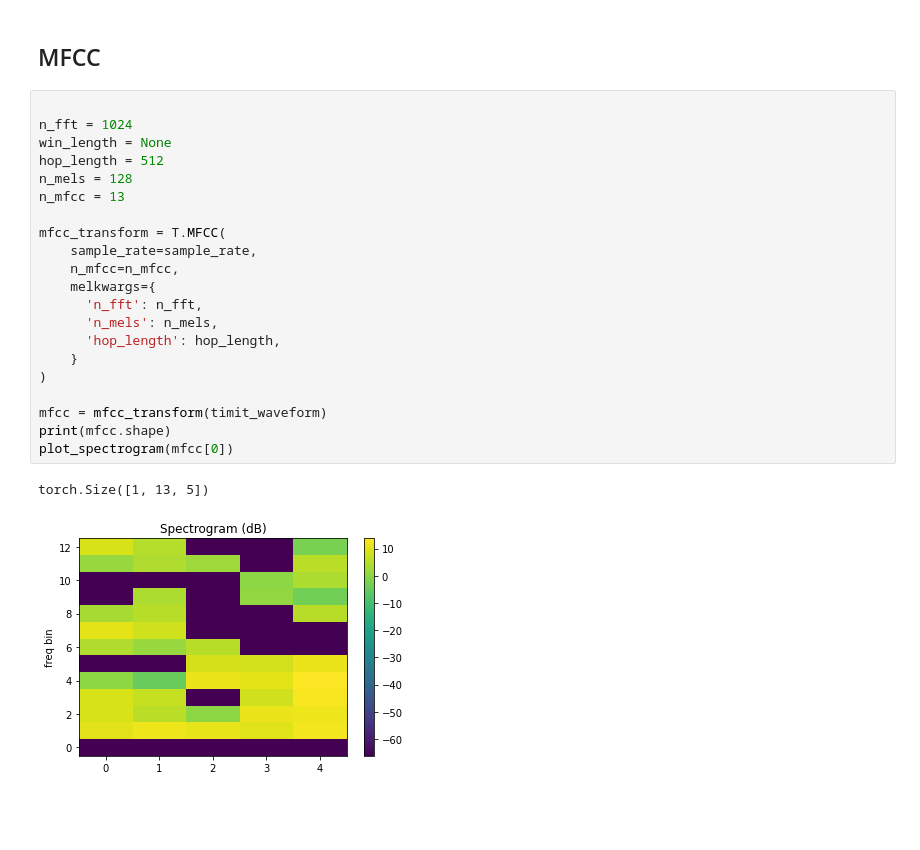
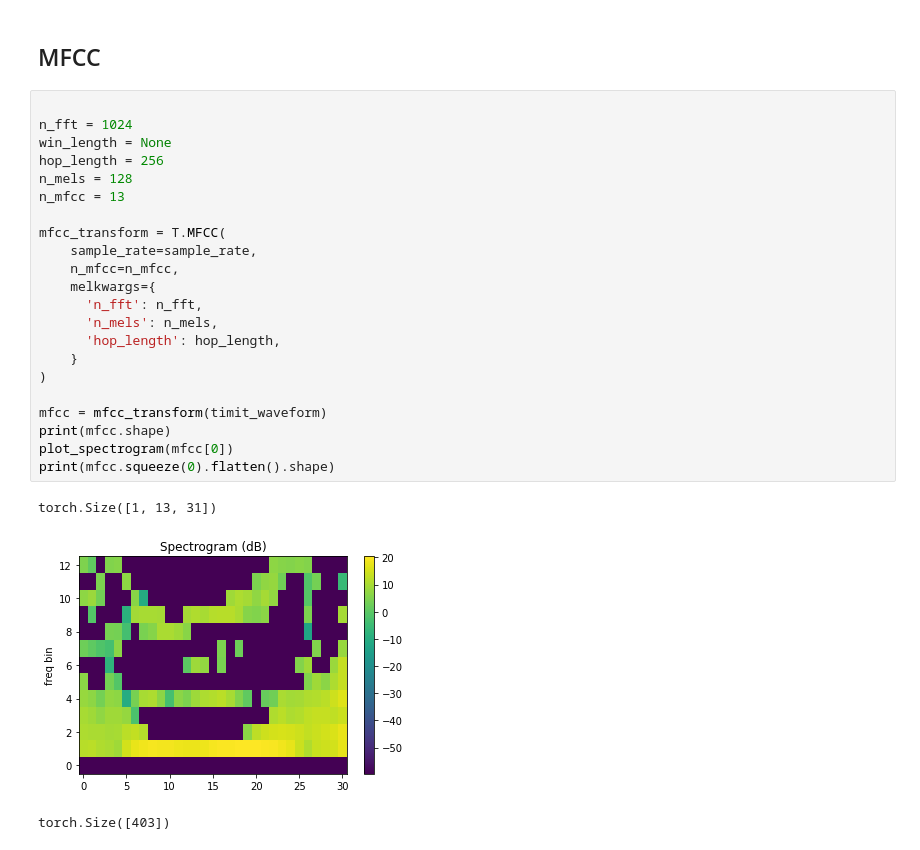
Before and after one commit to crazy-historian/runtime_speech_recognition, a Jupyter notebook: sandbox/explatory_data.ipynb, the cells around one changed output. Saved outputs shown, nothing was run; the diff lists cells and outputs as text; blank space fills up the shorter version.

```diff
--- a/sandbox/explatory_data.ipynb
+++ b/sandbox/explatory_data.ipynb
@@ -158,24 +162,26 @@ torch.Size([1, 513, 5])
 # %%
 
 n_fft = 1024
 win_length = None
-hop_length = 512
+hop_length = 256
 n_mels = 128
 n_mfcc = 13
 
 mfcc_transform = T.MFCC(
     sample_rate=sample_rate,
     n_mfcc=n_mfcc,
     melkwargs={
       'n_fft': n_fft,
       'n_mels': n_mels,
       'hop_length': hop_length,
     }
 )
 
 mfcc = mfcc_transform(timit_waveform)
 print(mfcc.shape)
 plot_spectrogram(mfcc[0])
+print(mfcc.squeeze(0).flatten().shape)
 # %% [output]
-torch.Size([1, 13, 5])
+torch.Size([1, 13, 31])
-[figure, old version]
+[figure, new version]
+torch.Size([403])
```
Also changed, not shown: parts of 8 cells of this notebook, 9 other files.
